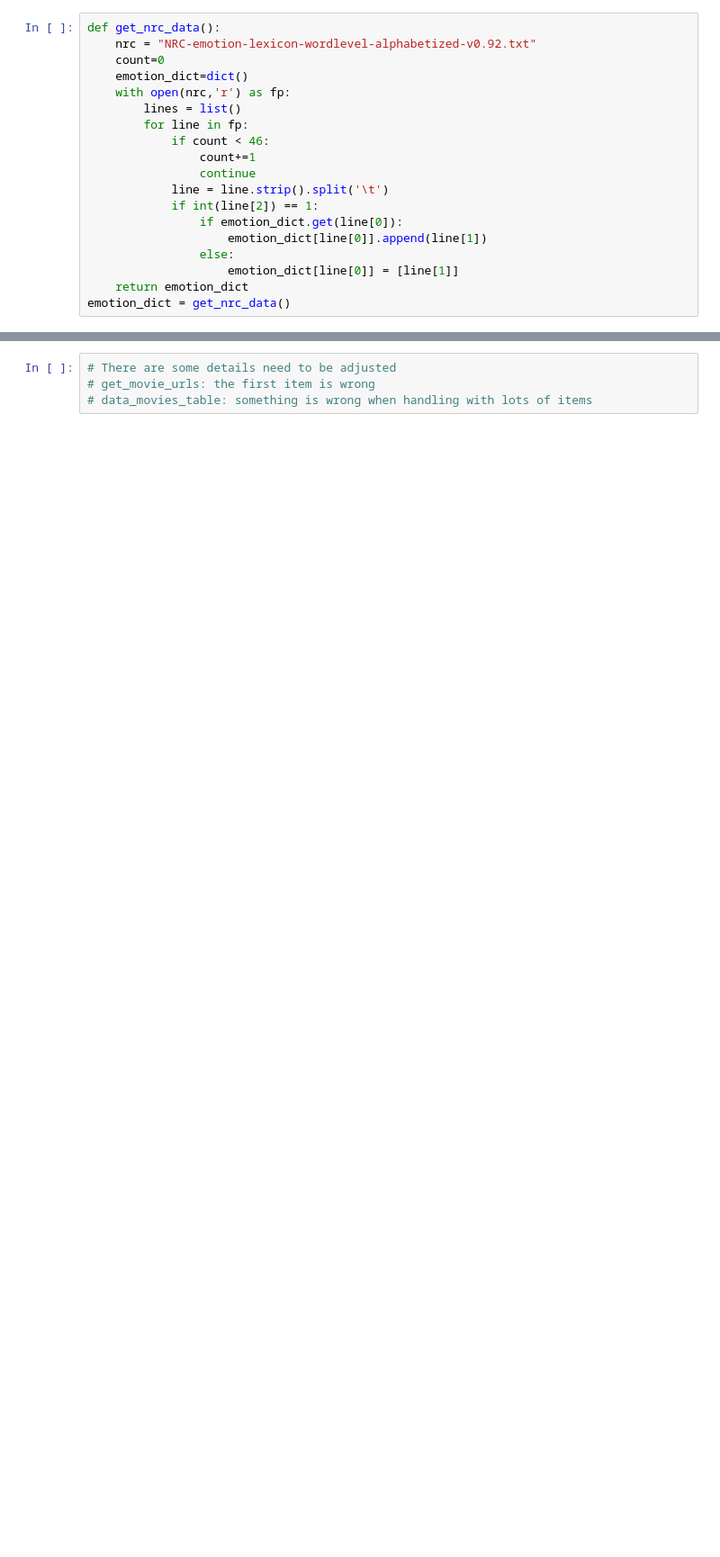
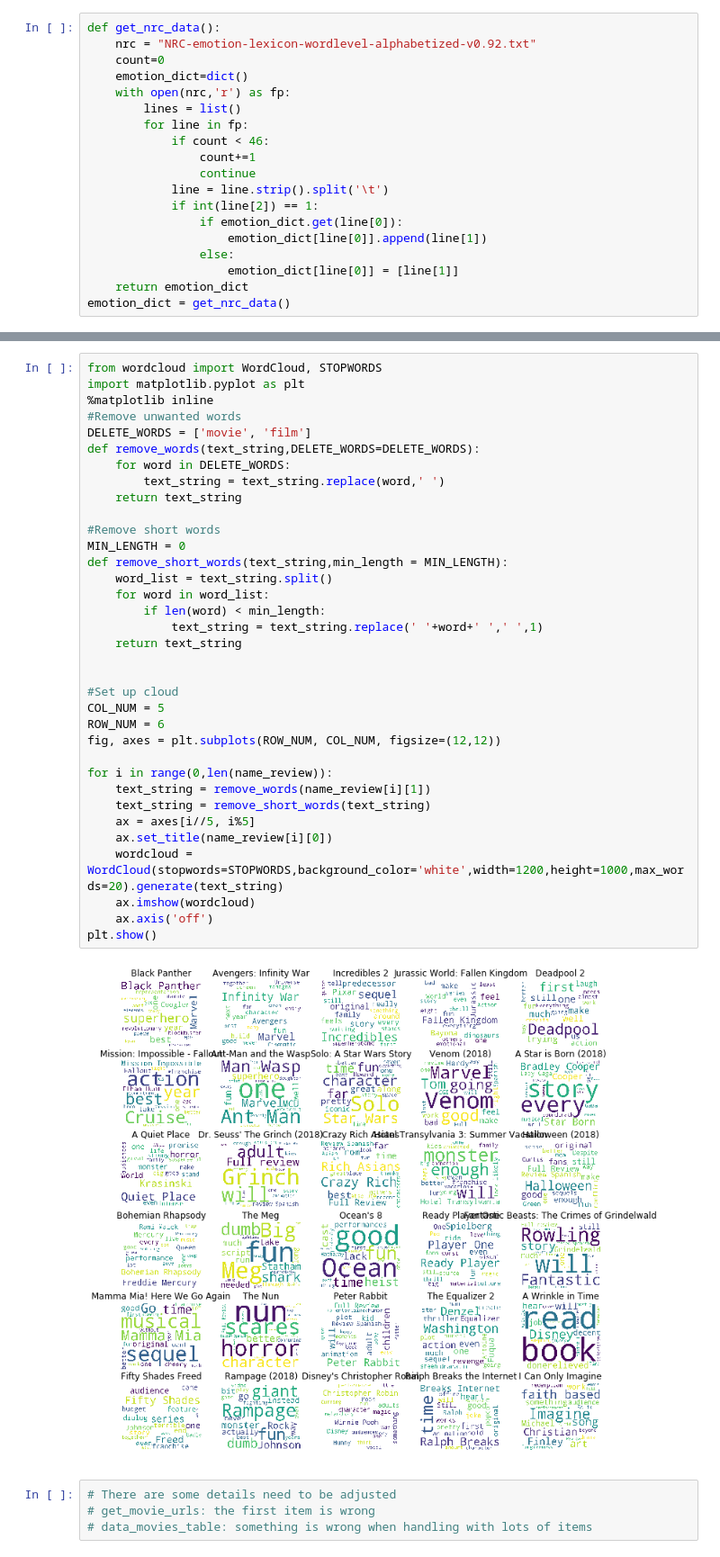
Before and after one commit to yz3432/TFA, a Jupyter notebook: project.ipynb, the cells around one changed output, grey strips where cells are left out. Shown at 90% size. Drawn from its saved outputs; the diff is of its cells as text; blank space fills up the shorter version.

Commit message:
generate wordcloud for movie reviews

```diff
--- a/project.ipynb
+++ b/project.ipynb
@@ -512,6 +521,43 @@ comparative_emotion_analyzer(name_review)
 | Jurassic World: Fallen Kingdom | 0.013015 | 0.019523 | 0.028200 | 0.032538 | 0.015184 | 0.015184 | 0.010846 | 0.013015 | 0.006508 | 0.084599 | ... |
 | The Meg | 0.022676 | 0.011338 | 0.054422 | 0.029478 | 0.015873 | 0.006803 | 0.020408 | 0.013605 | 0.002268 | 0.079365 | ... |
 | A Wrinkle in Time | 0.000000 | 0.016393 | 0.000000 | 0.049180 | 0.000000 | 0.000000 | 0.000000 | 0.000000 | 0.000000 | 0.065574 | ... |
+# %%
+from wordcloud import WordCloud, STOPWORDS
+import matplotlib.pyplot as plt
+%matplotlib inline
+#Remove unwanted words
+DELETE_WORDS = ['movie', 'film']
+def remove_words(text_string,DELETE_WORDS=DELETE_WORDS):
+    for word in DELETE_WORDS:
+        text_string = text_string.replace(word,' ')
+    return text_string
+
+#Remove short words
+MIN_LENGTH = 0
+def remove_short_words(text_string,min_length = MIN_LENGTH):
+    word_list = text_string.split()
+    for word in word_list:
+        if len(word) < min_length:
+            text_string = text_string.replace(' '+word+' ',' ',1)
+    return text_string
+
+
+#Set up cloud
+COL_NUM = 5
+ROW_NUM = 6
+fig, axes = plt.subplots(ROW_NUM, COL_NUM, figsize=(12,12))
+
+for i in range(0,len(name_review)):
+    text_string = remove_words(name_review[i][1])
+    text_string = remove_short_words(text_string)
+    ax = axes[i//5, i%5]
+    ax.set_title(name_review[i][0])
+    wordcloud = WordCloud(stopwords=STOPWORDS,background_color='white',width=1200,height=1000,max_words=20).generate(text_string)
+    ax.imshow(wordcloud)
+    ax.axis('off')
+plt.show()
+# %% [output]
+[figure, added]
 # %%
 # There are some details need to be adjusted
 # get_movie_urls: the first item is wrong
```
Also changed, not shown: parts of 1 cell of this notebook.
